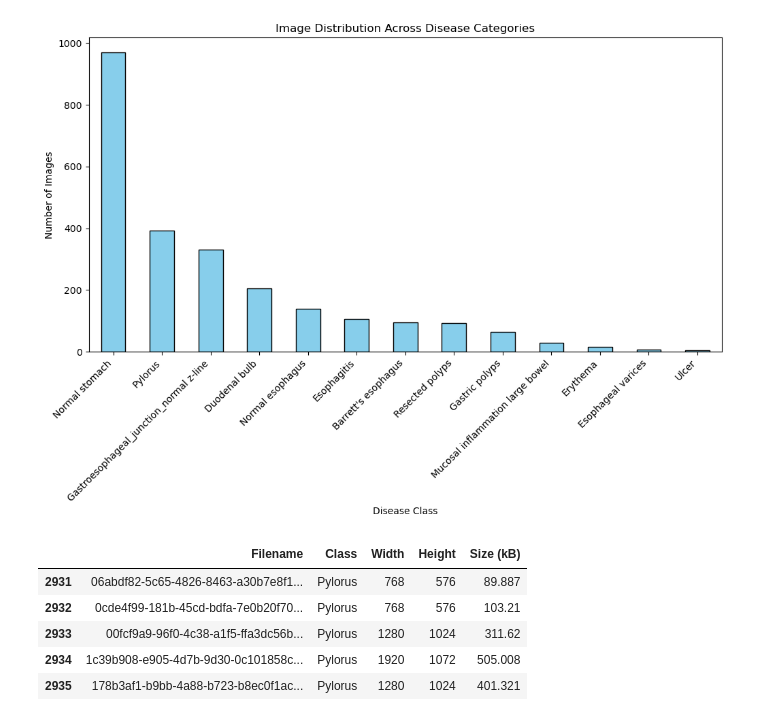
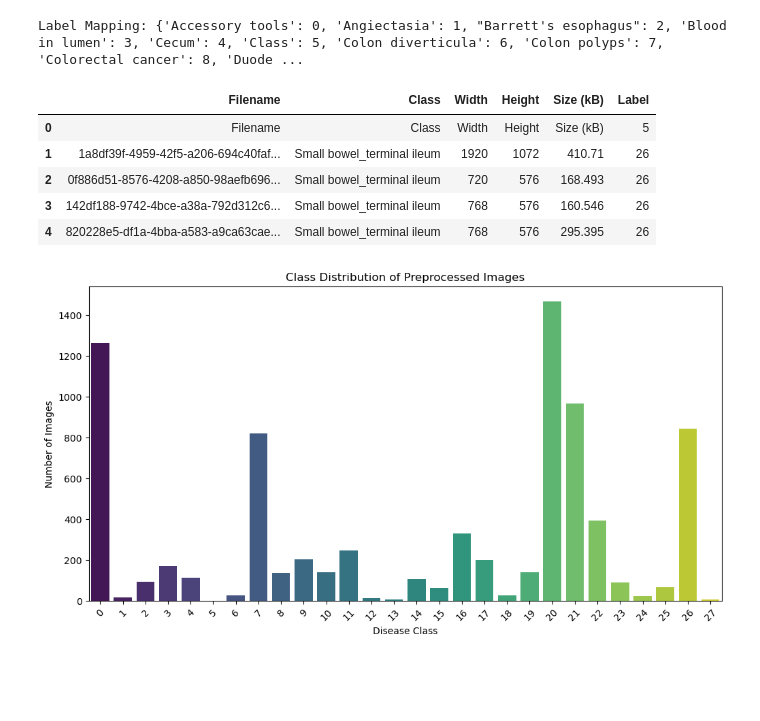
Before and after one commit to MudasirRasheed1/GastroCAD, a Jupyter notebook: src/preprocessing/gastrovision/Gastrovision.ipynb, the cells around one changed output. Cells and saved outputs as stored; diff of their text form; code cells hidden in the pictures; blank space fills up the shorter version.

```diff
--- a/src/preprocessing/gastrovision/Gastrovision.ipynb
+++ b/src/preprocessing/gastrovision/Gastrovision.ipynb
@@ -30,20 +21,32 @@ df_filtered["Class"].count()
+# %%
+from sklearn.preprocessing import LabelEncoder
+label_encoder = LabelEncoder()
+df["Label"] = label_encoder.fit_transform(df["Class"])  # Convert text to numbers
+label_map = dict(zip(label_encoder.classes_, label_encoder.transform(label_encoder.classes_)))
+print("Label Mapping:", label_map)
+# %% [output]
+Label Mapping: {'Accessory tools': 0, 'Angiectasia': 1, "Barrett's esophagus": 2, 'Blood in lumen': 3, 'Cecum': 4, 'Class': 5, 'Colon diverticula': 6, 'Colon polyps': 7, 'Colorectal cancer': 8, 'Duode ...
+# %%
+df.head()
+# %% [output]
+|  | Filename | Class | Width | Height | Size (kB) | Label |
+| 0 | Filename | Class | Width | Height | Size (kB) | 5 |
+| 1 | 1a8df39f-4959-42f5-a206-694c40faf... | Small bowel_terminal ileum | 1920 | 1072 | 410.71 | 26 |
+| 2 | 0f886d51-8576-4208-a850-98aefb696... | Small bowel_terminal ileum | 720 | 576 | 168.493 | 26 |
+| 3 | 142df188-9742-4bce-a38a-792d312c6... | Small bowel_terminal ileum | 768 | 576 | 160.546 | 26 |
+| 4 | 820228e5-df1a-4bba-a583-a9ca63cae... | Small bowel_terminal ileum | 768 | 576 | 295.395 | 26 |
 # %%
-# Count images per disease class
+from collections import Counter
+import seaborn as sns
+import matplotlib.pyplot as plt
+label_counts = Counter(df["Label"])
+
 plt.figure(figsize=(12, 6))
-df_filtered["Class"].value_counts().plot(kind='bar', color='skyblue', edgecolor='black')
-plt.xticks(rotation=45, ha='right')
+sns.barplot(x=list(label_counts.keys()), y=list(label_counts.values()), palette="viridis")
+plt.xticks(rotation=45)
 plt.xlabel("Disease Class")
 plt.ylabel("Number of Images")
-plt.title("Image Distribution Across Disease Categories")
+plt.title("Class Distribution of Preprocessed Images")
 plt.show()
 # %% [output]
-[figure, old version]
+[figure, new version]
-# %%
-df_filtered.head()
-# %% [output]
-|  | Filename | Class | Width | Height | Size (kB) |
-| 2931 | 06abdf82-5c65-4826-8463-a30b7e8f1... | Pylorus | 768 | 576 | 89.887 |
-| 2932 | 0cde4f99-181b-45cd-bdfa-7e0b20f70... | Pylorus | 768 | 576 | 103.21 |
-| 2933 | 00fcf9a9-96f0-4c38-a1f5-ffa3dc56b... | Pylorus | 1280 | 1024 | 311.62 |
-| 2934 | 1c39b908-e905-4d7b-9d30-0c101858c... | Pylorus | 1920 | 1072 | 505.008 |
-| 2935 | 178b3af1-b9bb-4a88-b723-b8ec0f1ac... | Pylorus | 1280 | 1024 | 401.321 |
```
Also changed, not shown: parts of 15 cells of this notebook, 5 other files.
